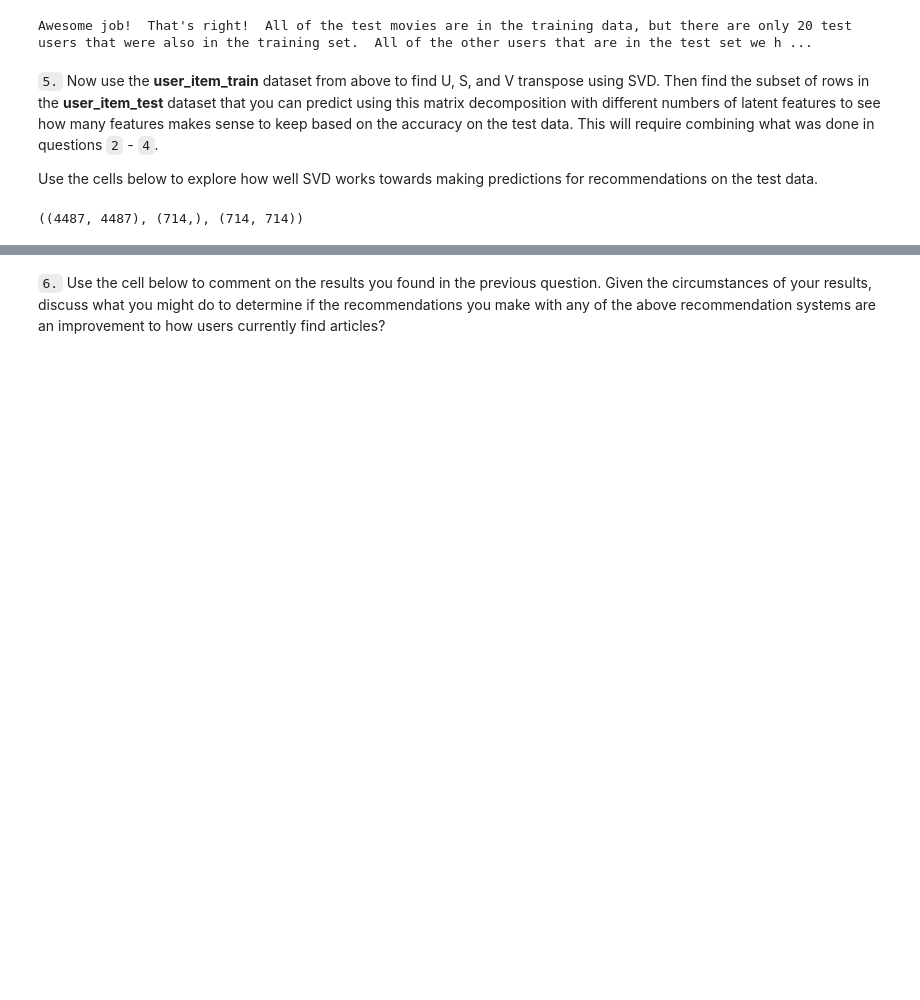
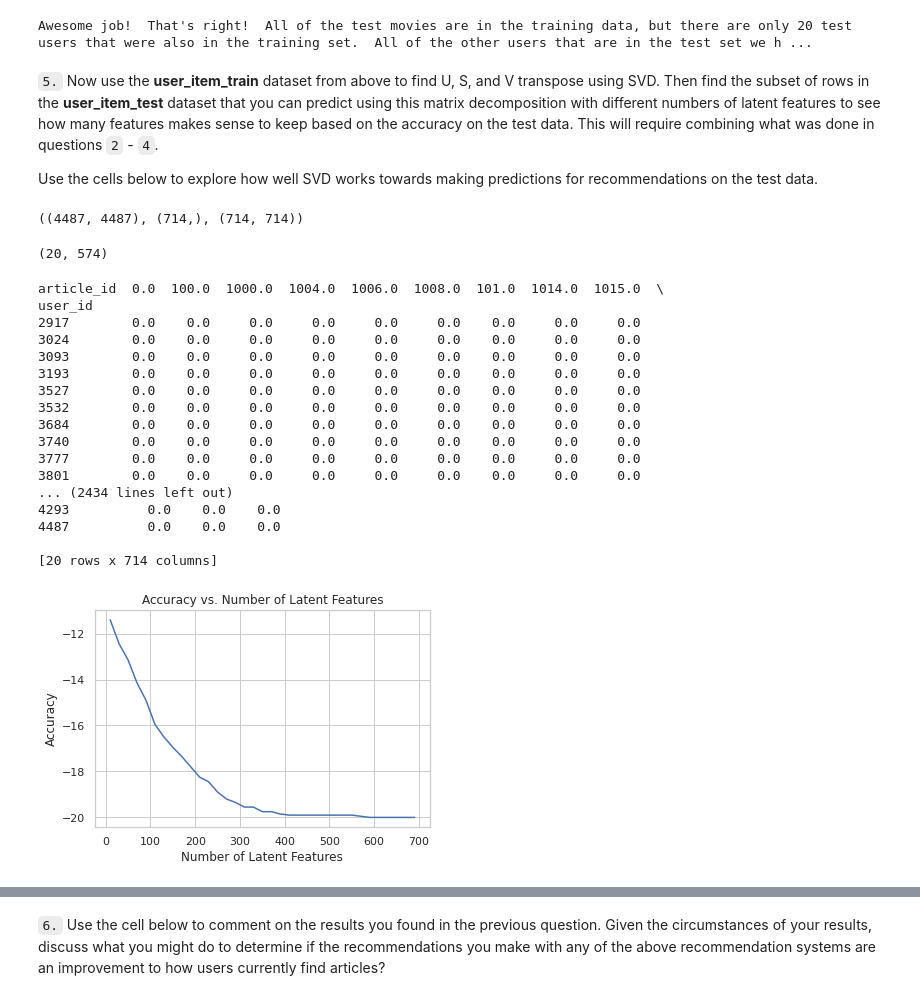
Before and after one commit to rsiwicki/recommender_matrix_system, a Jupyter notebook: Recommendations_with_IBM.ipynb, the cells around one changed output, grey strips where cells are left out. Cells and saved outputs as stored; diff of their text form; code cells hidden in the pictures; blank space fills up the shorter version.

Commit message:
trying error strategies

```diff
--- a/Recommendations_with_IBM.ipynb
+++ b/Recommendations_with_IBM.ipynb
@@ -829,9 +829,7 @@ def create_test_and_train_user_item(df_train, df_test):
 
     df_inner = user_item_test.merge(user_item_train, on='user_id')
     user_item_test = df_inner.iloc[:, [o.endswith('_x') for o in df_inner]]
-
-
-
+    user_item_test.columns = user_item_test.columns.str.rstrip('_x')
 
     test_idx = df_test['user_id'].unique().tolist()
     test_arts = df_test['article_id'].unique().tolist()
@@ -889,0 +903,61 @@ u_train.shape, s_train.shape, vt_train.shape
+# %%
+user_item_test.shape
+# %% [output]
+(20, 574)
+# %%
+num_latent_feats = np.arange(10,700+10,20)
+sum_errs = []
+
+for k in num_latent_feats:
+    # restructure training data with k latent features
+    s_new, u_new, vt_new = np.diag(s_train[:k]), u_train[:, :k], vt_train[:k, :]
+
+    # take dot product - this is our predictor
+    user_item_est = np.around(np.dot(np.dot(u_new, s_new), vt_new))
+
+    # pack it back into a dataframe and re index it to parity with the orignal
+    df_predictions = pd.DataFrame(user_item_est, columns = user_item_train.columns, index=user_item_train.index)
+
+    # for calulcating MSE by comparison to test data get predictions for each of the test user ids
+
+    train_schema = pd.DataFrame(data=None, columns=df_predictions.columns, index=user_item_test.index)
+    df_all_columns_test = (train_schema.add(user_item_test, fill_value=0).fillna(0).gt(0).astype(int))
+
+    # now trim the predictions to only the test data user ids
+    df_predictions_by_test_user = df_predictions.loc[user_item_test.index.tolist(), :]
+
+    #print(user_item_est)
+
+    # compute error for each prediction to actual value
+    diffs = np.subtract(df_all_columns_test, df_predictions_by_test_user)
+
+    print(np.abs(diffs))
+
+    # total errors and keep track of them
+    err = np.sum(np.sum(np.abs(diffs)))
+    sum_errs.append(err)
+
+
+plt.plot(num_latent_feats, 1 - np.array(sum_errs)/user_item_test.shape[0]);
+plt.xlabel('Number of Latent Features');
+plt.ylabel('Accuracy');
+plt.title('Accuracy vs. Number of Latent Features');
+# %% [output]
+article_id  0.0  100.0  1000.0  1004.0  1006.0  1008.0  101.0  1014.0  1015.0  \
+user_id
+2917        0.0    0.0     0.0     0.0     0.0     0.0    0.0     0.0     0.0
+3024        0.0    0.0     0.0     0.0     0.0     0.0    0.0     0.0     0.0
+3093        0.0    0.0     0.0     0.0     0.0     0.0    0.0     0.0     0.0
+3193        0.0    0.0     0.0     0.0     0.0     0.0    0.0     0.0     0.0
+3527        0.0    0.0     0.0     0.0     0.0     0.0    0.0     0.0     0.0
+3532        0.0    0.0     0.0     0.0     0.0     0.0    0.0     0.0     0.0
+3684        0.0    0.0     0.0     0.0     0.0     0.0    0.0     0.0     0.0
+3740        0.0    0.0     0.0     0.0     0.0     0.0    0.0     0.0     0.0
+3777        0.0    0.0     0.0     0.0     0.0     0.0    0.0     0.0     0.0
+3801        0.0    0.0     0.0     0.0     0.0     0.0    0.0     0.0     0.0
+... (2434 lines left out)
+4293          0.0    0.0    0.0
+4487          0.0    0.0    0.0
+
+[20 rows x 714 columns]
+[figure, added]
```
Also changed, not shown: parts of 7 cells of this notebook.
